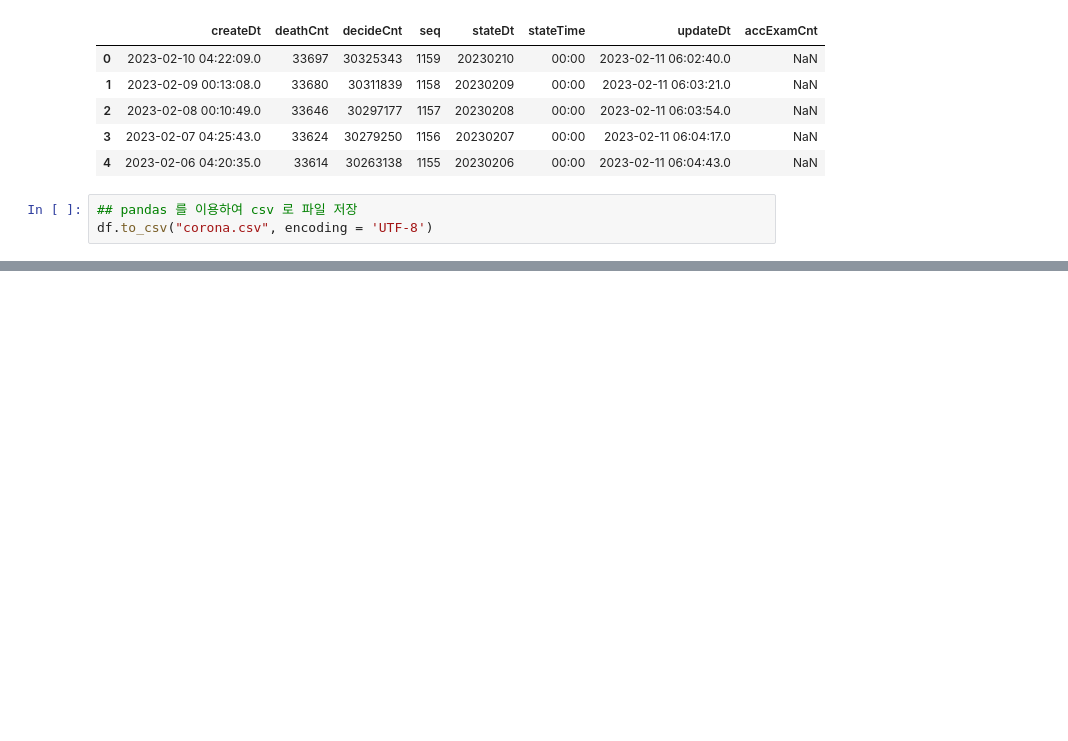
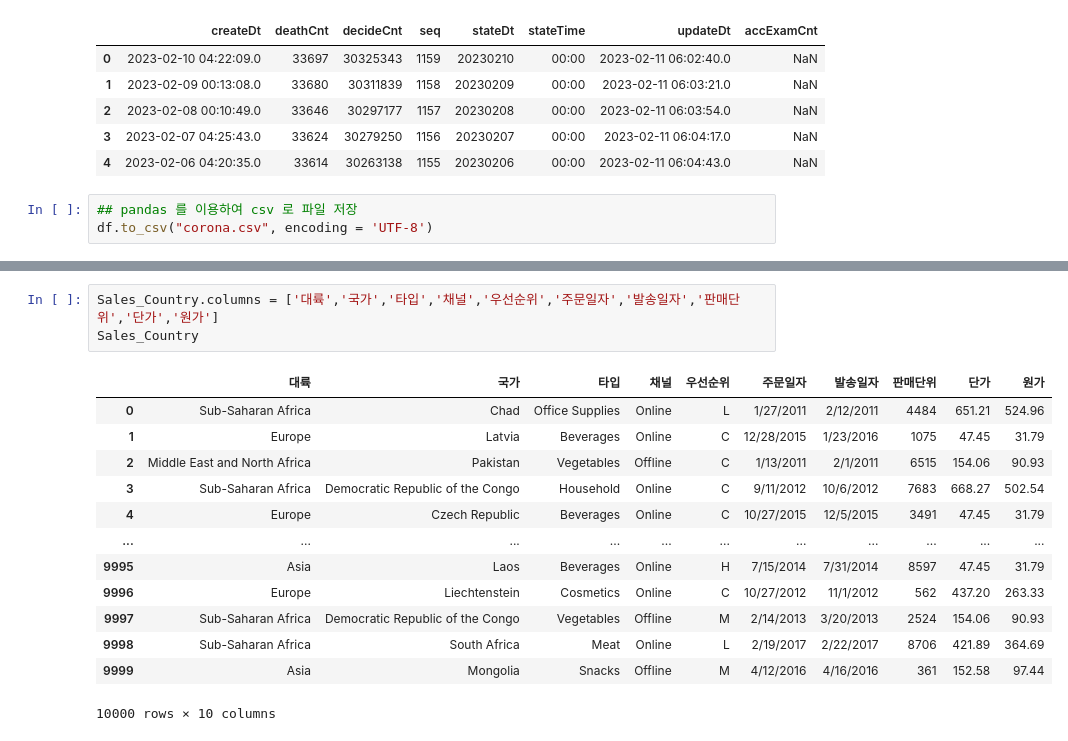
Before and after one commit to iankim66/phyton, a Jupyter notebook: 230128/06_openAPI.ipynb, the cells around one changed output, grey strips where cells are left out. Cells and saved outputs as stored; diff of their text form; blank space fills up the shorter version.

```diff
--- a/230128/06_openAPI.ipynb
+++ b/230128/06_openAPI.ipynb
@@ -77,0 +123,17 @@ df.to_csv("corona.csv", encoding = 'UTF-8')
+# %%
+Sales_Country.columns = ['대륙','국가','타입','채널','우선순위','주문일자','발송일자','판매단위','단가','원가']
+Sales_Country
+# %% [output]
+|  | 대륙 | 국가 | 타입 | 채널 | 우선순위 | 주문일자 | 발송일자 | 판매단위 | 단가 | 원가 |
+| 0 | Sub-Saharan Africa | Chad | Office Supplies | Online | L | 1/27/2011 | 2/12/2011 | 4484 | 651.21 | 524.96 |
+| 1 | Europe | Latvia | Beverages | Online | C | 12/28/2015 | 1/23/2016 | 1075 | 47.45 | 31.79 |
+| 2 | Middle East and North Africa | Pakistan | Vegetables | Offline | C | 1/13/2011 | 2/1/2011 | 6515 | 154.06 | 90.93 |
+| 3 | Sub-Saharan Africa | Democratic Republic of the Congo | Household | Online | C | 9/11/2012 | 10/6/2012 | 7683 | 668.27 | 502.54 |
+| 4 | Europe | Czech Republic | Beverages | Online | C | 10/27/2015 | 12/5/2015 | 3491 | 47.45 | 31.79 |
+| ... | ... | ... | ... | ... | ... | ... | ... | ... | ... | ... |
+| 9995 | Asia | Laos | Beverages | Online | H | 7/15/2014 | 7/31/2014 | 8597 | 47.45 | 31.79 |
+| 9996 | Europe | Liechtenstein | Cosmetics | Online | C | 10/27/2012 | 11/1/2012 | 562 | 437.20 | 263.33 |
+| 9997 | Sub-Saharan Africa | Democratic Republic of the Congo | Vegetables | Offline | M | 2/14/2013 | 3/20/2013 | 2524 | 154.06 | 90.93 |
+| 9998 | Sub-Saharan Africa | South Africa | Meat | Online | L | 2/19/2017 | 2/22/2017 | 8706 | 421.89 | 364.69 |
+| 9999 | Asia | Mongolia | Snacks | Offline | M | 4/12/2016 | 4/16/2016 | 361 | 152.58 | 97.44 |
+10000 rows × 10 columns
```
Also changed, not shown: parts of 18 cells of this notebook.
